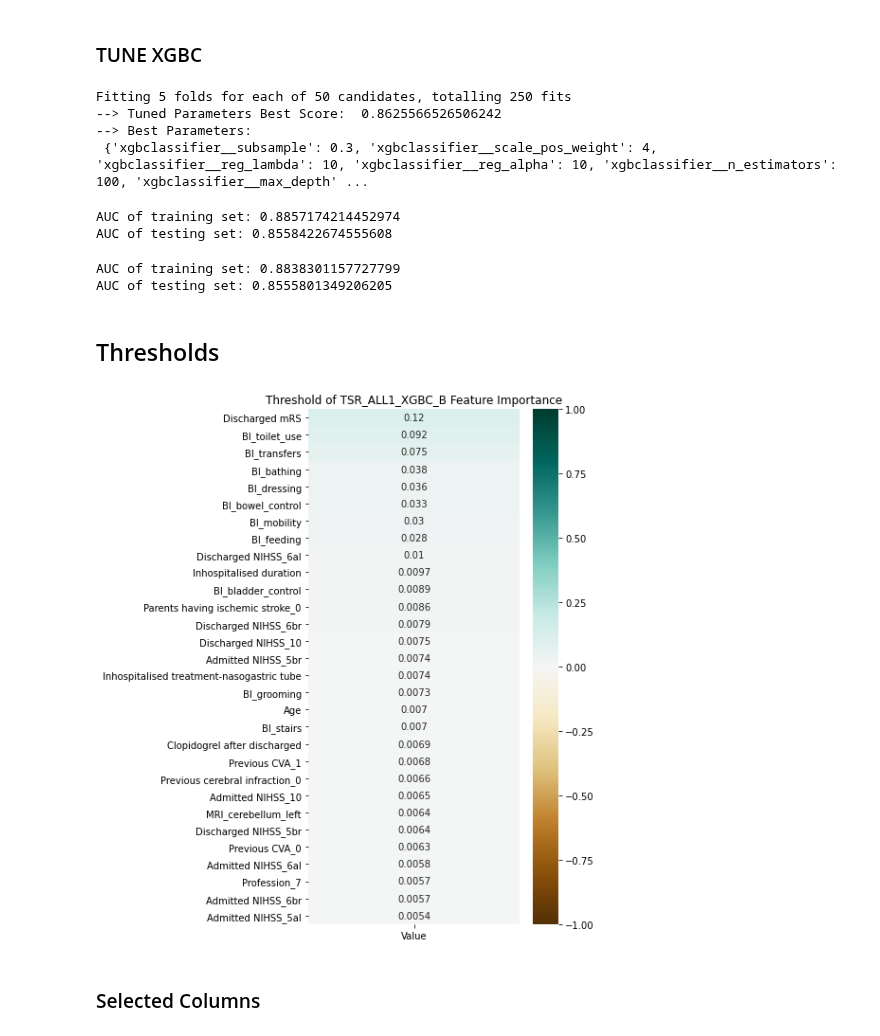
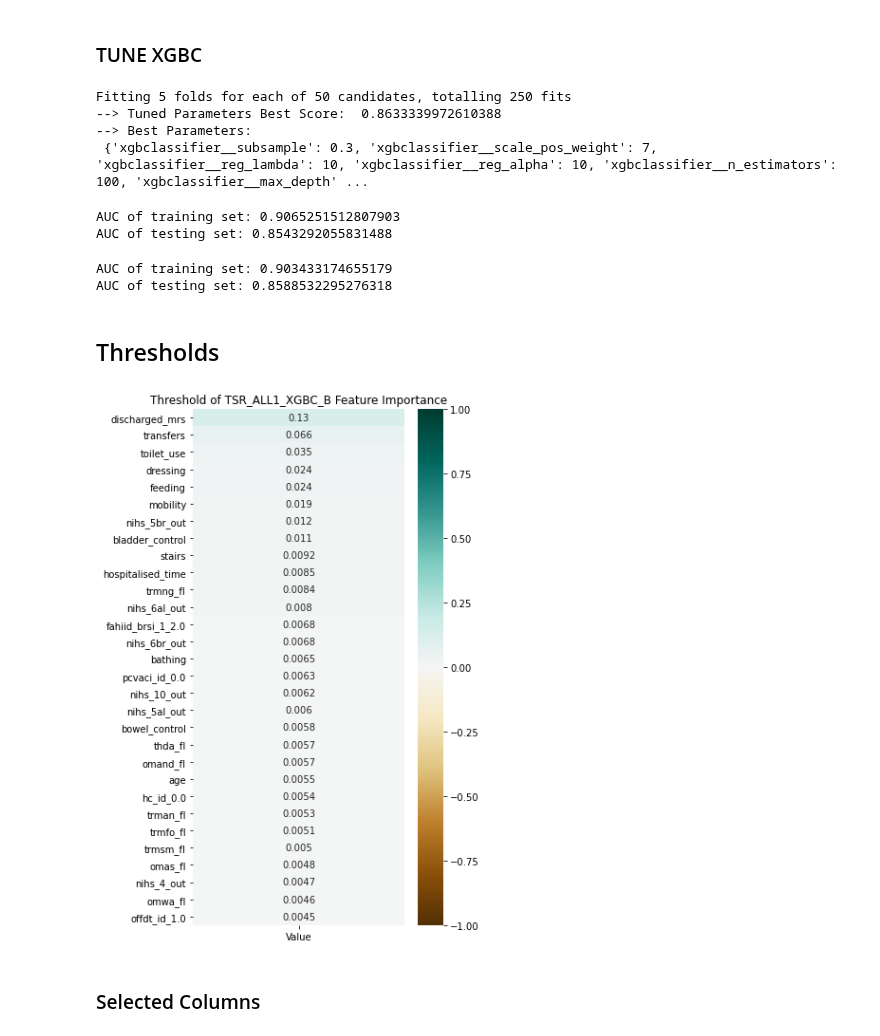
Before and after one commit to sn987532159/TSR_ML, a Jupyter notebook: result/TSR_ALL/TSR_ALL1.ipynb, the cells around one changed output. Saved outputs shown, nothing was run; the diff lists cells and outputs as text; code cells hidden in the pictures.

```diff
--- a/result/TSR_ALL/TSR_ALL1.ipynb
+++ b/result/TSR_ALL/TSR_ALL1.ipynb
@@ -381,7 +364,7 @@ hyperparameters_xgbc = {"xgbclassifier__booster": ("gbtree", "dart"),
                         "xgbclassifier__reg_alpha": (0.1, 10),
                         "xgbclassifier__gamma": (0.1, 10),
                         "xgbclassifier__n_estimators": (25, 100),
-                        "xgbclassifier__scale_pos_weight": (0.04, 32)}
+                        "xgbclassifier__scale_pos_weight": (0.03, 32)}
 
 pipeline = make_pipeline(TomekLinks(), XGBClassifier(random_state=19, use_label_encoder=False, eval_metric="auc", tree_method = "hist"))
 
@@ -936,9 +901,9 @@ print("--> Tuned Parameters Best Score: ", xgbcB_rsCV.best_score_)
 print("--> Best Parameters: \n", xgbcB_rsCV.best_params_)
 # %% [output]
 Fitting 5 folds for each of 50 candidates, totalling 250 fits
---> Tuned Parameters Best Score:  0.8625566526506242
+--> Tuned Parameters Best Score:  0.8633339972610388
 --> Best Parameters:
- {'xgbclassifier__subsample': 0.3, 'xgbclassifier__scale_pos_weight': 4, 'xgbclassifier__reg_lambda': 10, 'xgbclassifier__reg_alpha': 10, 'xgbclassifier__n_estimators': 100, 'xgbclassifier__max_depth' ...
+ {'xgbclassifier__subsample': 0.3, 'xgbclassifier__scale_pos_weight': 7, 'xgbclassifier__reg_lambda': 10, 'xgbclassifier__reg_alpha': 10, 'xgbclassifier__n_estimators': 100, 'xgbclassifier__max_depth' ...
 # %%
 B_y_train_pred = xgbcB_rsCV.predict_proba(B_X_train)
 fpr, tpr, thresholds = roc_curve(B_y_train, B_y_train_pred[:, 1])
@@ -950,8 +915,8 @@ fpr, tpr, thresholds = roc_curve(B_y_test, B_y_test_pred[:, 1])
 B_test_auroc_tuned = auc(fpr, tpr)
 print('AUC of testing set:', B_test_auroc_tuned)
 # %% [output]
-AUC of training set: 0.8857174214452974
-AUC of testing set: 0.8558422674555608
+AUC of training set: 0.9065251512807903
+AUC of testing set: 0.8543292055831488
 # %%
 xgbcB_cccv = CalibratedClassifierCV(base_estimator=xgbcB_rsCV.best_estimator_, cv=5)
 xgbcB_ccCV = xgbcB_cccv.fit(B_X_train, B_y_train)
@@ -966,32 +931,24 @@ fpr, tpr, thresholds = roc_curve(B_y_test, B_y_test_pred[:, 1])
 B_test_auroc_cc = auc(fpr, tpr)
 print('AUC of testing set:', B_test_auroc_cc)
 # %% [output]
-AUC of training set: 0.8838301157727799
-AUC of testing set: 0.8555801349206205
+AUC of training set: 0.903433174655179
+AUC of testing set: 0.8588532295276318
 # %% [markdown]
 ## Thresholds
 # %%
 xgbcB_sigma = xgbcB_rsCV.best_estimator_._final_estimator.feature_importances_
 xgbcB_sigma_df = pd.DataFrame(xgbcB_sigma)
 xgbcB_sigma_df.index = B_x_train_columns
 xgbcB_sigma_df.columns = (["Value"])
 xgbcB_sigma_plot = xgbcB_sigma_df.sort_values(["Value"], ascending=False).head(30)
-xgbcB_sigma_plot.index = (["Discharged mRS", "BI_toilet_use", "BI_transfers", "BI_bathing", "BI_dressing",
-                           "BI_bowel_control", "BI_mobility", "BI_feeding", "Discharged NIHSS_6al",
-                           "Hospitalised duration", "BI_bladder_control", "Parents having ischemic stroke_0",
-                           "Discharged NIHSS_6br", "Discharged NIHSS_10", "Admitted NIHSS_5br",
-                           "Hospitalised treatment-nasogastric tube", "BI_grooming", "Age", "BI_stairs",
-                           "Clopidogrel after discharged", "Previous CVA_1", "Previous cerebral infraction_0",
-                           "Admitted NIHSS_10", "MRI_cerebellum_left", "Discharged NIHSS_5br", "Previous CVA_0",
-                           "Admitted NIHSS_6al", "Profession_7", "Admitted NIHSS_6br", "Admitted NIHSS_5al"])
 
 plt.figure(figsize=(5, 10))
 sns.heatmap(xgbcB_sigma_plot, vmin=-1, vmax=1, annot=True, cmap='BrBG')
 plt.title('Threshold of TSR_ALL1_XGBC_B Feature Importance')
 #plt.savefig('INFO/TSR_ALL1/xgbcB1_sigma_df.png')
 plt.show()
 # %% [output]
-[figure, old version]
+[figure, new version]
 # %% [markdown]
 ### Selected Columns
 # %%
```
Also changed, not shown: parts of 28 cells of this notebook, 3 other files.
